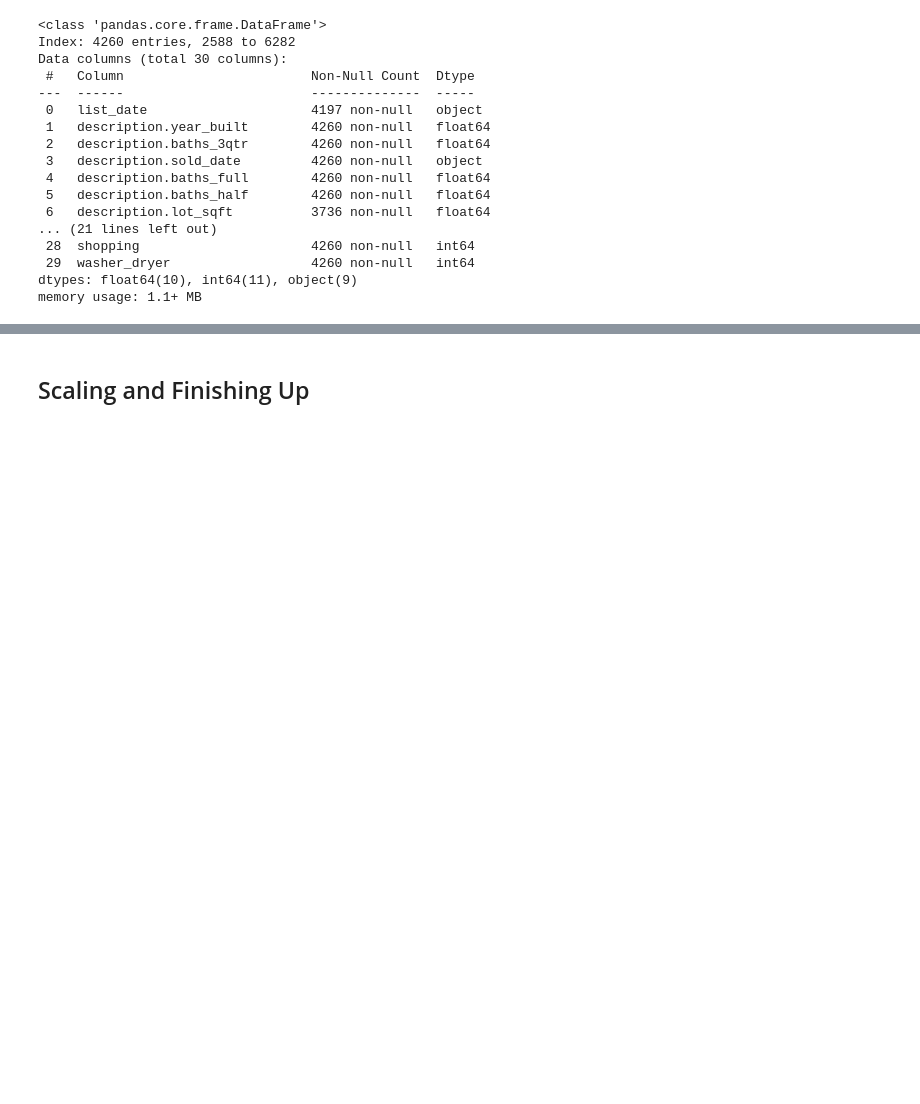
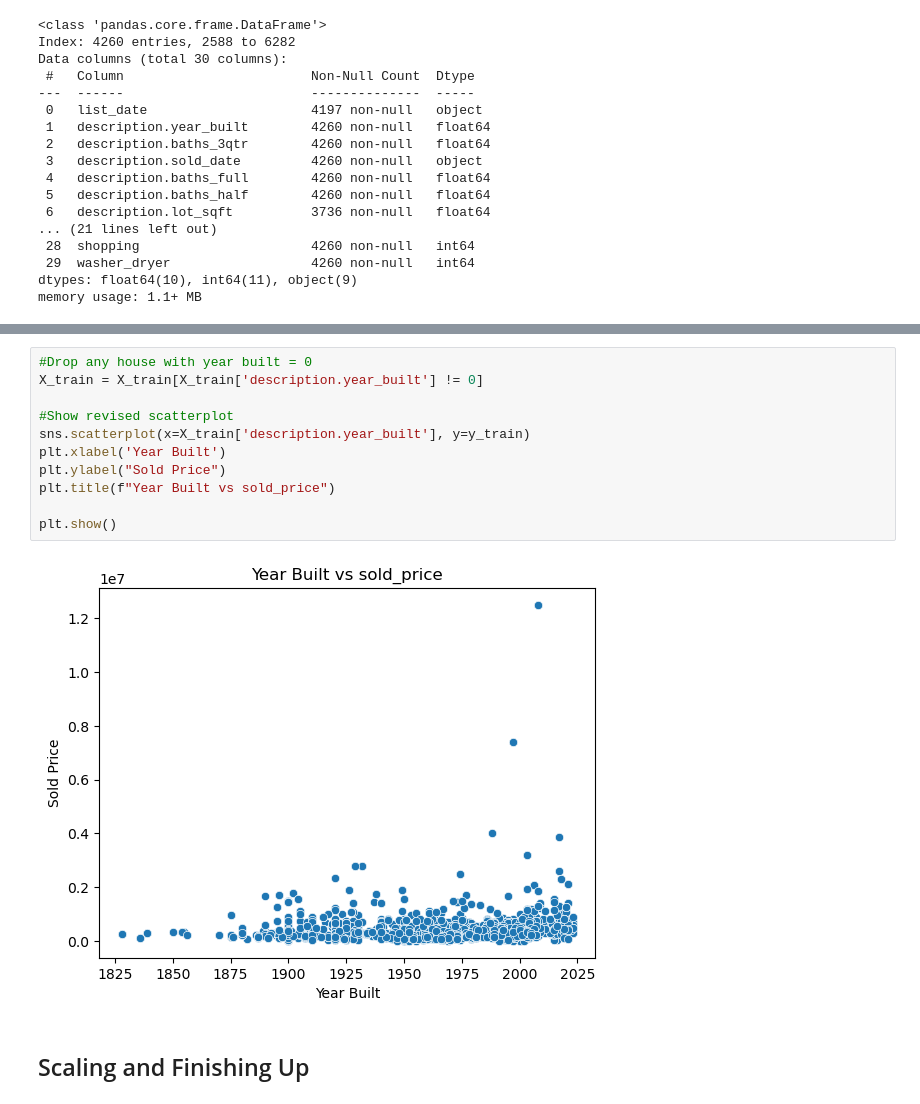
Before and after one commit to Gur212/Data-Science-Midterm-Project, a Jupyter notebook: notebooks/1 - EDA.ipynb, the cells around one changed output, grey strips where cells are left out. Drawn from its saved outputs; the diff is of its cells as text; blank space fills up the shorter version.

```diff
--- a/notebooks/1 - EDA.ipynb
+++ b/notebooks/1 - EDA.ipynb
@@ -794,3 +794,16 @@ plt.show()
+# %%
+#Drop any house with year built = 0
+X_train = X_train[X_train['description.year_built'] != 0]
+
+#Show revised scatterplot
+sns.scatterplot(x=X_train['description.year_built'], y=y_train)
+plt.xlabel('Year Built')
+plt.ylabel("Sold Price")
+plt.title(f"Year Built vs sold_price")
+
+plt.show()
+# %% [output]
+[figure, added]
 # %% [markdown]
 ## Scaling and Finishing Up
 # %% [markdown]
```
Also changed, not shown: parts of 4 cells of this notebook.
